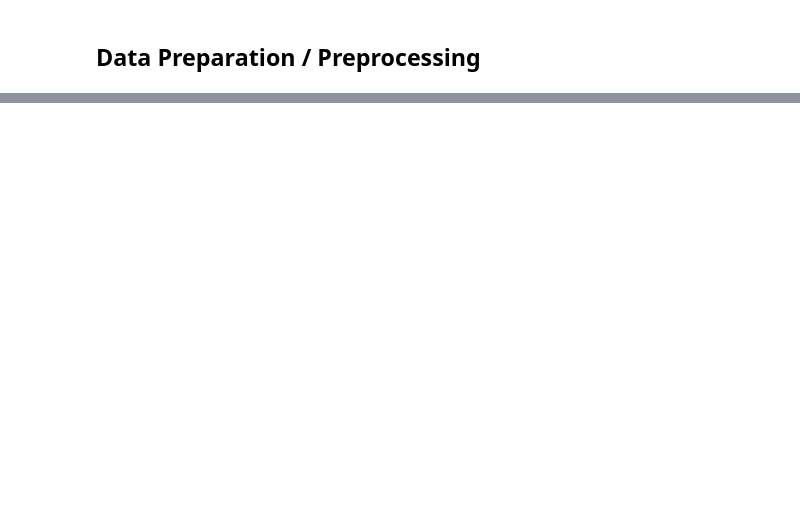
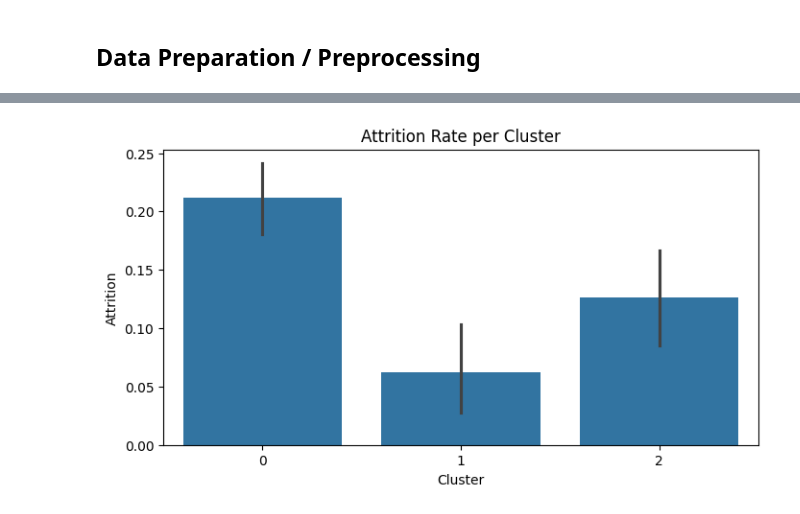
Before and after one commit to esnanta/employee-retention-analysis, a Jupyter notebook: Employee_Retention_Analysis.ipynb, the cells around one changed output, grey strips where cells are left out. Drawn from its saved outputs; the diff is of its cells as text; code cells hidden in the pictures; blank space fills up the shorter version.

```diff
--- a/Employee_Retention_Analysis.ipynb
+++ b/Employee_Retention_Analysis.ipynb
@@ -187 +353,5 @@ df.select_dtypes(include=['object']).nunique()
+# %%
+# Encoding kategorikal features
+ordinal_features_encoded = ["Gender", "OverTime"]
+df[ordinal_features_encoded] = OrdinalEncoder().fit_transform(df[ordinal_features_encoded])
 # %%
@@ -211,0 +431,25 @@ df.head()
+# %%
+# ==================== MODELING & EVALUATION====================
+
+# ==================== CLUSTERING (KMeans) ====================
+
+cluster_feats = ['Age','YearsAtCompany','MonthlyIncome','DistanceFromHome','TotalWorkingYears']
+Xc = df[cluster_feats].dropna()
+kmeans = KMeans(n_clusters=3, random_state=42)
+clusters = kmeans.fit_predict(Xc)
+df['Cluster'] = clusters
+
+profile = df.groupby('Cluster')[['Attrition'] + cluster_feats].agg({
+    'Attrition':'mean',
+    'Age':'mean',
+    'YearsAtCompany':'mean',
+    'MonthlyIncome':'mean',
+    'DistanceFromHome':'mean',
+    'TotalWorkingYears':'mean'
+})
+print("Profil Cluster (attrition rate & mean):\n", profile)
+
+# Akurasi dan classification report (tanpa train-test split)
+y_pred = logreg_pipe.predict(X)
+print("\nAkurasi model (seluruh data):", accuracy_score(y, y_pred))
+print("\nClassification Report:\n", classification_report(y, y_pred))
@@ -211,0 +474,8 @@ df.head()
+# %%
+# Analisis per cluster
+plt.figure(figsize=(8,4))
+sns.barplot(x='Cluster', y='Attrition', data=df, estimator=np.mean)
+plt.title('Attrition Rate per Cluster')
+plt.show()
+# %% [output]
+[figure, added]
```
Also changed, not shown: parts of 29 cells of this notebook, 2 other files.
